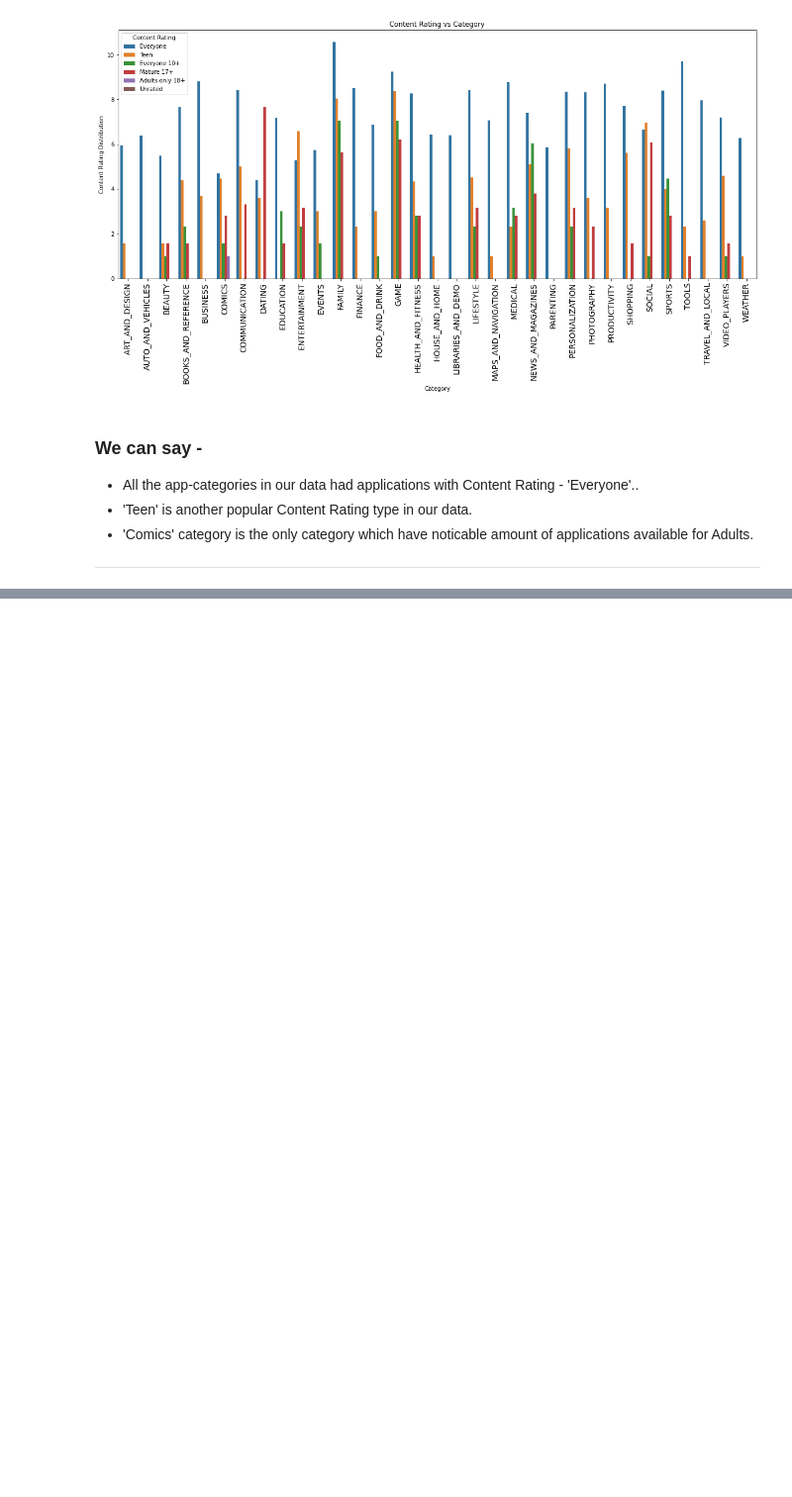
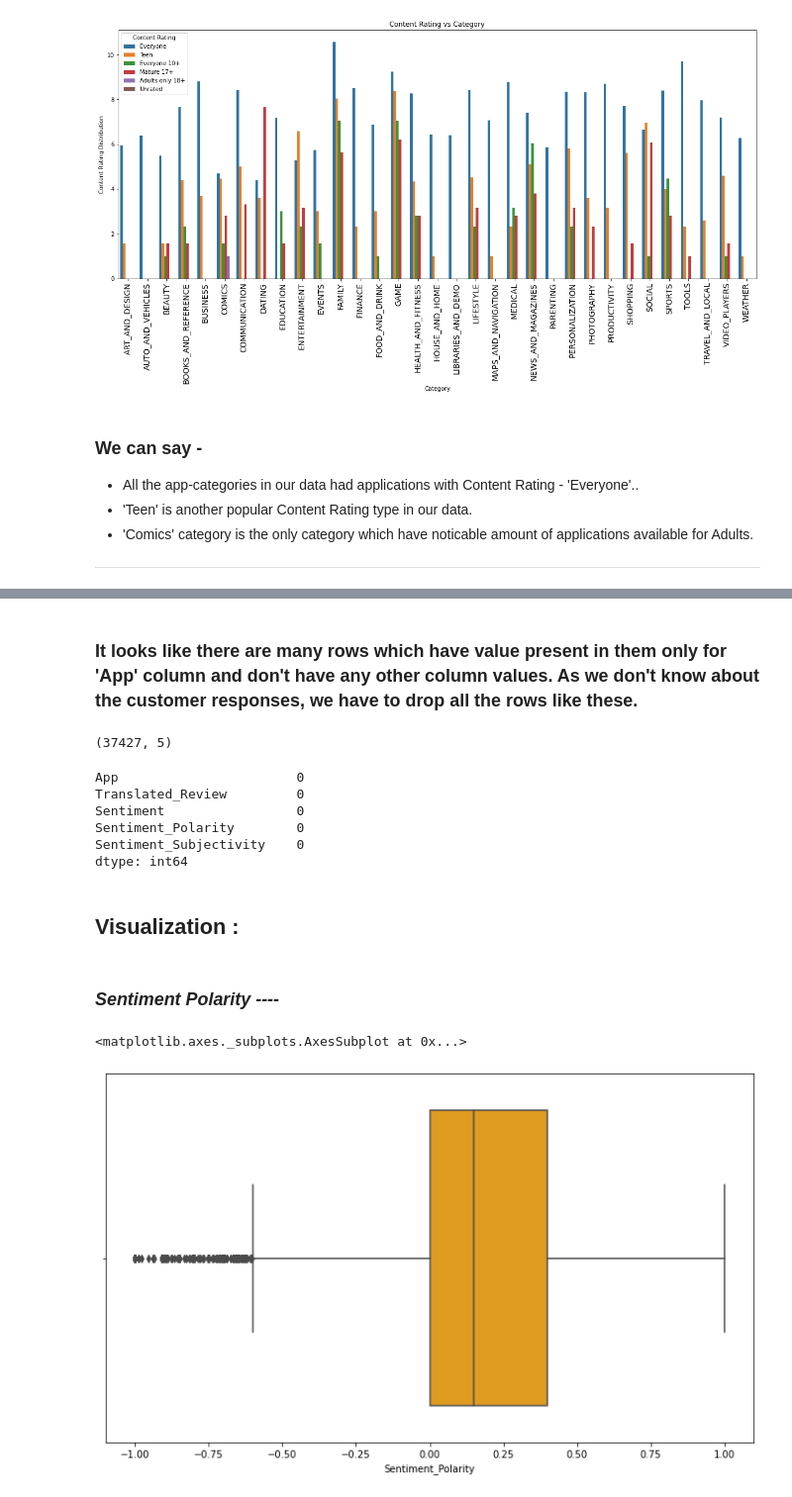
Before and after one commit to RanojoyBiswas/Play-Store-App-Review-Analysis-, a Jupyter notebook: Play_Store_App_Review_Analysis_Capstone_Project.ipynb, the cells around one changed output, grey strips where cells are left out. Shown at 99% size. Cells and saved outputs as stored; diff of their text form; code cells hidden in the pictures; blank space fills up the shorter version.

```diff
--- a/Play_Store_App_Review_Analysis_Capstone_Project.ipynb
+++ b/Play_Store_App_Review_Analysis_Capstone_Project.ipynb
@@ -712,0 +715,3 @@ plt.show()
+# %%
+# reading the user reviews data set
+reviews_df = pd.read_csv('/content/drive/MyDrive/EDA Projects/EDA on Play Store App Review Data/User Reviews.csv')
@@ -712,0 +790,29 @@ plt.show()
+# %% [markdown]
+### It looks like there are many rows which have value present in them only for 'App' column and don't have any other column values. As we don't know about the customer responses, we have to drop all the rows like these.
+# %%
+# dropping the null values
+reviews_df.dropna(axis= 0, inplace=True)
+reviews_df.shape
+# %% [output]
+(37427, 5)
+# %%
+# checking the null values again
+reviews_df.isna().sum()
+# %% [output]
+App                       0
+Translated_Review         0
+Sentiment                 0
+Sentiment_Polarity        0
+Sentiment_Subjectivity    0
+dtype: int64
+# %% [markdown]
+## **Visualization :**
+# %% [markdown]
+### *Sentiment Polarity ----*
+# %%
+# plotting a boxplot
+plt.figure(figsize=(12,7))
+sns.boxplot(reviews_df['Sentiment_Polarity'], color  = 'orange')
+# %% [output]
+<matplotlib.axes._subplots.AxesSubplot at 0x...>
+[figure, added]
```
Also changed, not shown: parts of 34 cells of this notebook.
